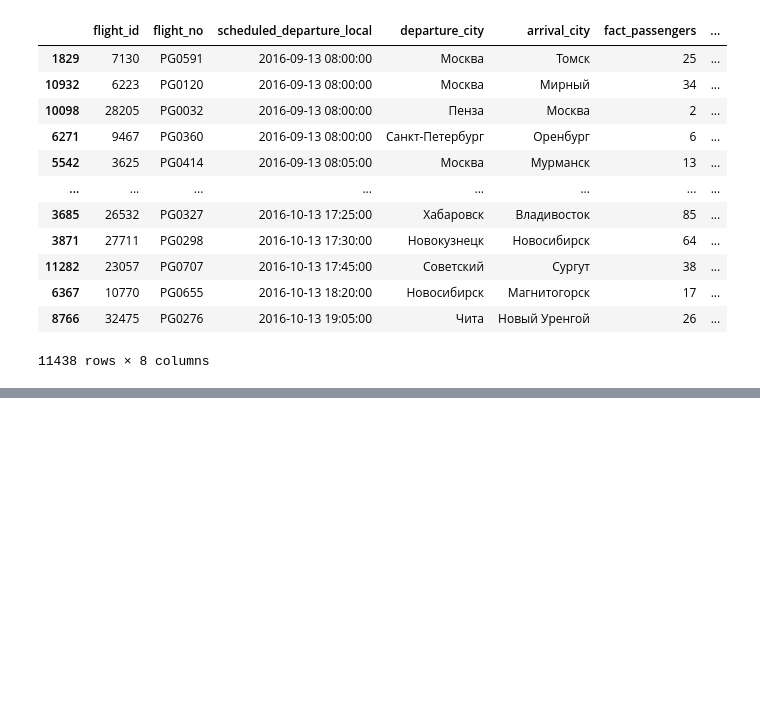
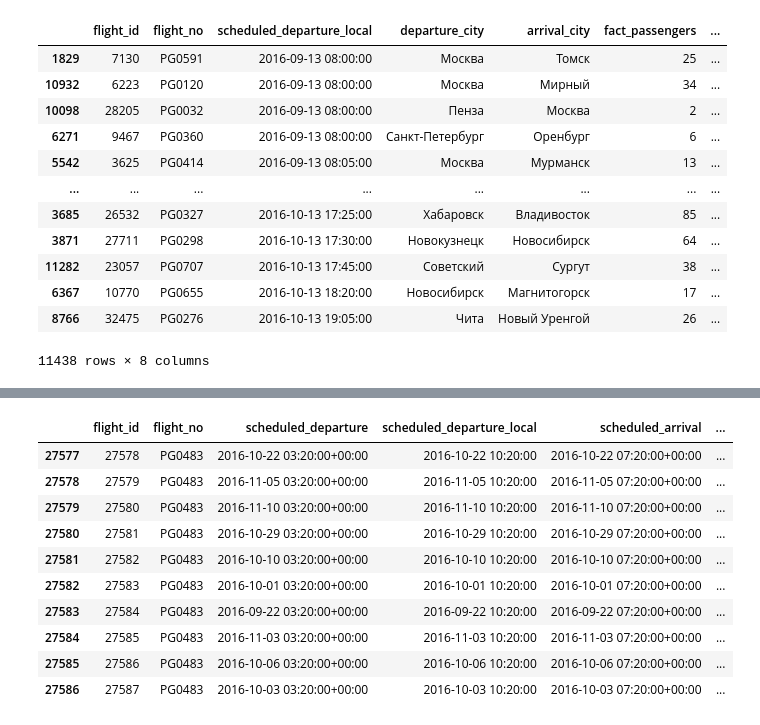
Before and after one commit to novayazarya/postgresql, a Jupyter notebook: raw-sql-vs-pandas-cookbook.ipynb, the cells around one changed output, grey strips where cells are left out. Cells and saved outputs as stored; diff of their text form; code cells hidden in the pictures; blank space fills up the shorter version.

```diff
--- a/raw-sql-vs-pandas-cookbook.ipynb
+++ b/raw-sql-vs-pandas-cookbook.ipynb
@@ -1453,0 +1514,14 @@ ts.assign(fraction = ts['fact_passengers'] / ts['total_seats']) \
+# %%
+flights_v[(flights_v.departure_city == 'Кемерово') & (flights_v.arrival_city == 'Москва')].head(10)
+# %% [output]
+|  | flight_id | flight_no | scheduled_departure | scheduled_departure_local | scheduled_arrival | ... |
+| 27577 | 27578 | PG0483 | 2016-10-22 03:20:00+00:00 | 2016-10-22 10:20:00 | 2016-10-22 07:20:00+00:00 | ... |
+| 27578 | 27579 | PG0483 | 2016-11-05 03:20:00+00:00 | 2016-11-05 10:20:00 | 2016-11-05 07:20:00+00:00 | ... |
+| 27579 | 27580 | PG0483 | 2016-11-10 03:20:00+00:00 | 2016-11-10 10:20:00 | 2016-11-10 07:20:00+00:00 | ... |
+| 27580 | 27581 | PG0483 | 2016-10-29 03:20:00+00:00 | 2016-10-29 10:20:00 | 2016-10-29 07:20:00+00:00 | ... |
+| 27581 | 27582 | PG0483 | 2016-10-10 03:20:00+00:00 | 2016-10-10 10:20:00 | 2016-10-10 07:20:00+00:00 | ... |
+| 27582 | 27583 | PG0483 | 2016-10-01 03:20:00+00:00 | 2016-10-01 10:20:00 | 2016-10-01 07:20:00+00:00 | ... |
+| 27583 | 27584 | PG0483 | 2016-09-22 03:20:00+00:00 | 2016-09-22 10:20:00 | 2016-09-22 07:20:00+00:00 | ... |
+| 27584 | 27585 | PG0483 | 2016-11-03 03:20:00+00:00 | 2016-11-03 10:20:00 | 2016-11-03 07:20:00+00:00 | ... |
+| 27585 | 27586 | PG0483 | 2016-10-06 03:20:00+00:00 | 2016-10-06 10:20:00 | 2016-10-06 07:20:00+00:00 | ... |
+| 27586 | 27587 | PG0483 | 2016-10-03 03:20:00+00:00 | 2016-10-03 10:20:00 | 2016-10-03 07:20:00+00:00 | ... |
```
Also changed, not shown: parts of 28 cells of this notebook.
